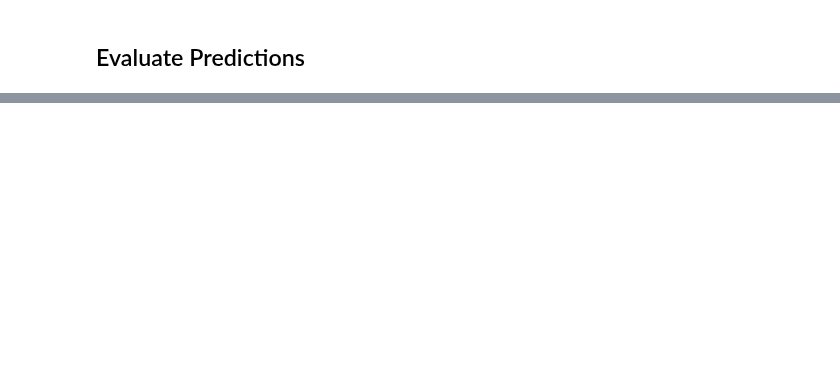
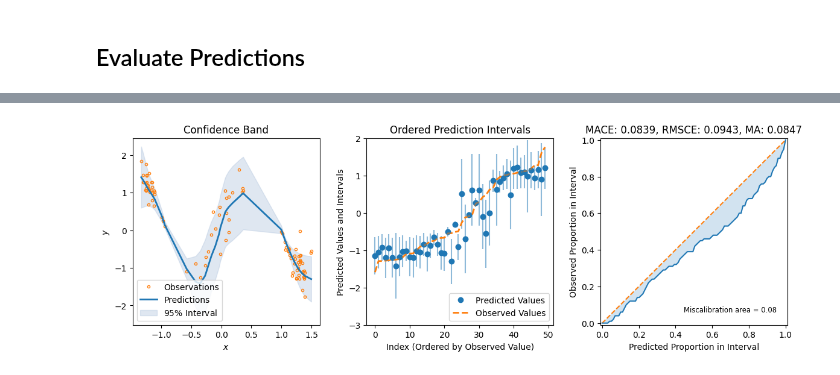
Before and after one commit to lightning-uq-box/lightning-uq-box, a Jupyter notebook: docs/tutorials/regression/conformal_qr.ipynb, the cells around one changed output, grey strips where cells are left out. Cells and saved outputs as stored; diff of their text form; code cells hidden in the pictures; blank space fills up the shorter version.

```diff
--- a/docs/tutorials/regression/conformal_qr.ipynb
+++ b/docs/tutorials/regression/conformal_qr.ipynb
@@ -213,7 +330,10 @@ fig = plot_predictions_regression(
 # %%
+cqr_preds = conformal_qr.predict_step(X_test)
 fig = plot_calibration_uq_toolbox(
     cqr_preds["pred"].cpu().numpy(),
     cqr_preds["pred_uct"].numpy(),
     Y_test.cpu().numpy(),
     X_test.cpu().numpy(),
 )
+# %% [output]
+[figure, added]
```
Also changed, not shown: parts of 15 cells of this notebook, 15 other files.
